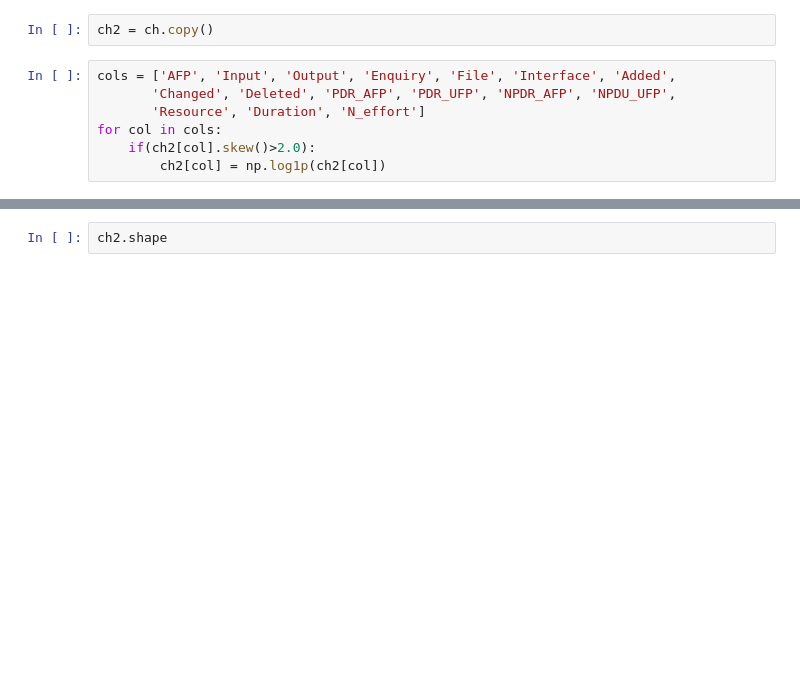
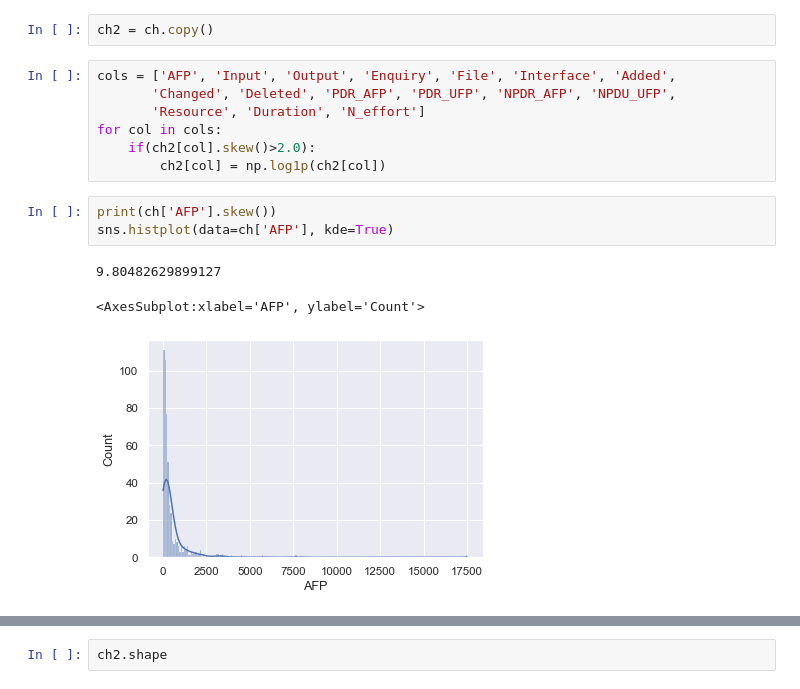
Before and after one commit to bharatnilam/Software-Effort-Estimation-Using-Machine-Learning-Techniques, a Jupyter notebook: China/ch_effort_estimation_final.ipynb, the cells around one changed output, grey strips where cells are left out. Drawn from its saved outputs; the diff is of its cells as text; blank space fills up the shorter version.

```diff
--- a/China/ch_effort_estimation_final.ipynb
+++ b/China/ch_effort_estimation_final.ipynb
@@ -178,3 +178,10 @@ cols = ['AFP', 'Input', 'Output', 'Enquiry', 'File', 'Interface', 'Added',
 for col in cols:
     if(ch2[col].skew()>2.0):
         ch2[col] = np.log1p(ch2[col])
+# %%
+print(ch['AFP'].skew())
+sns.histplot(data=ch['AFP'], kde=True)
+# %% [output]
+9.80482629899127
+<AxesSubplot:xlabel='AFP', ylabel='Count'>
+[figure, added]
```
Also changed, not shown: parts of 25 cells of this notebook.
